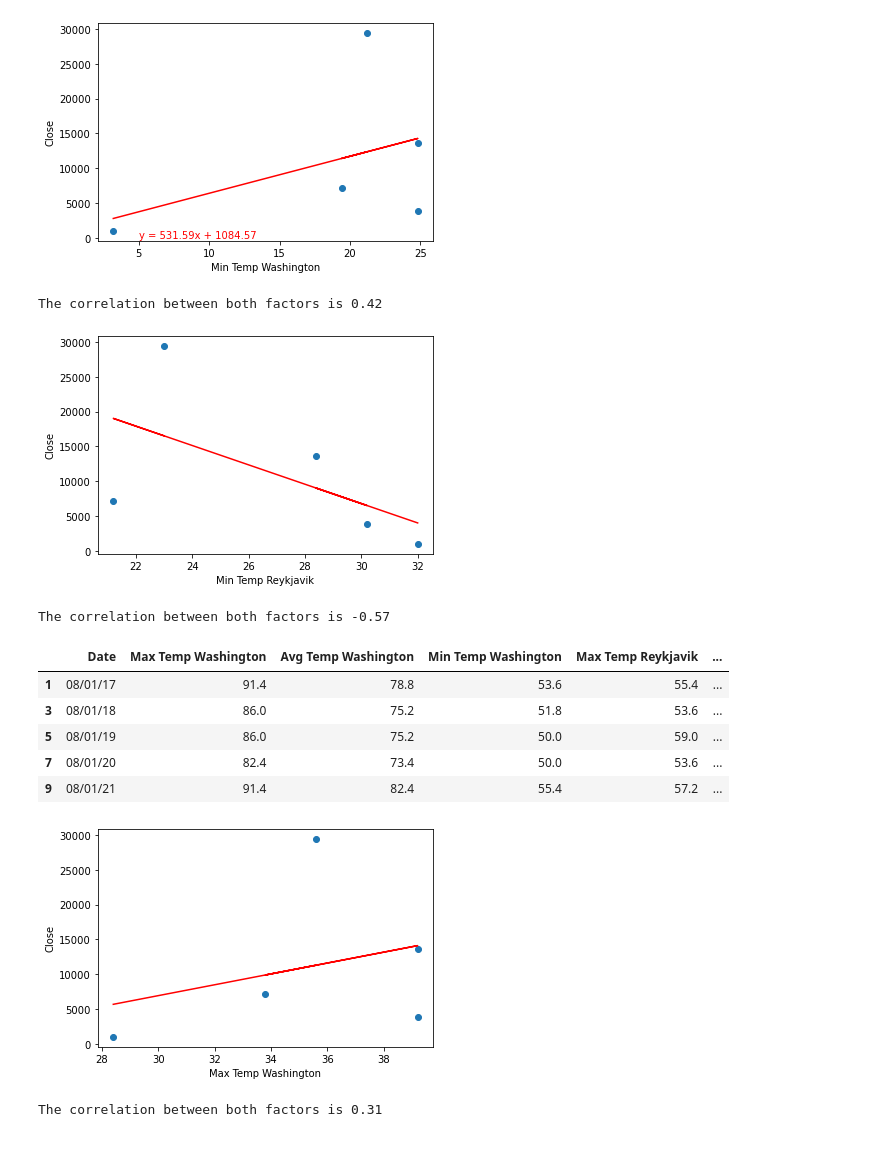
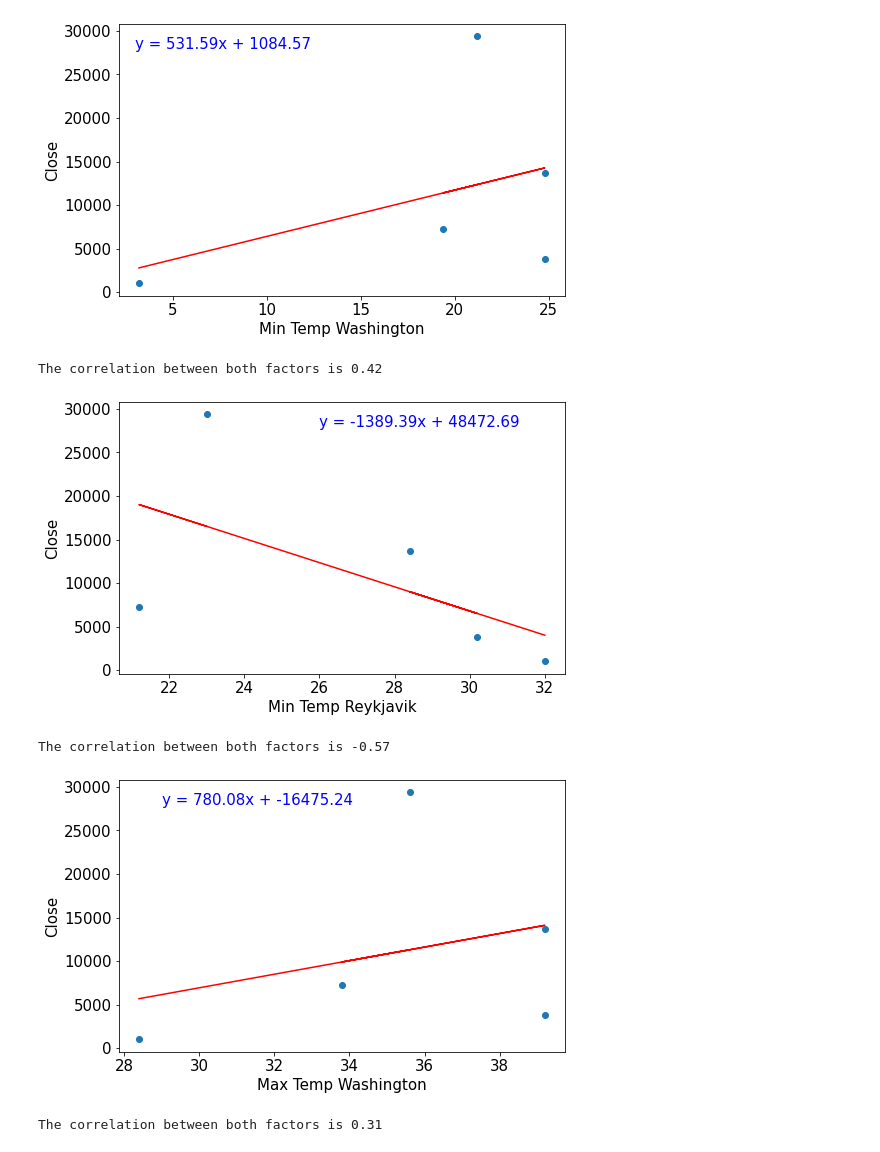
Before and after one commit to CharlotteC21/Cryptocurreny-Trend-Analysis-Group-Project, a Jupyter notebook: weather .ipynb, the cells around one changed output. Saved outputs shown, nothing was run; the diff lists cells and outputs as text; code cells hidden in the pictures.

```diff
--- a/weather .ipynb
+++ b/weather .ipynb
@@ -85,0 +64,8 @@ bit_weather_df
+# %%
+#merging the Washington and Reykjavik data frames and formatting the columns
+weather_df = pd.merge(washington_weather_data, iceland_weather_data, how="inner", on="Date")
+weather_df.rename(columns = {'Max Temp_x':'Max Temp Washington', 'Avg Temp_x':'Avg Temp Washington', 'Min Temp_x':'Min Temp Washington','Max Temp_y':'Max Temp Reykjavik', 'Avg Temp_y':'Avg Temp Reykjavik', 'Min Temp_y':'Min Temp Reykjavik'}, inplace = True)
+
+#merging the weather dataframe with the bitcoin dataframe
+bit_weather_df = pd.merge(weather_df, bitcoin, how="inner", on="Date")
+bit_weather_df
@@ -124,78 +169,73 @@ jan_data
 # %%
+#plot minimum winter Washington temperatures vs bitcoin price
 x_values = jan_data['Min Temp Washington']
 y_values = jan_data['Close']
 
-
+plt.figure(figsize=(8, 5))
 (slope, intercept, rvalue, pvalue, stderr) = linregress(x_values, y_values)
 regress_values = x_values * slope + intercept
 line_eq = "y = " + str(round(slope,2)) + "x + " + str(round(intercept,2))
 plt.scatter(x_values,y_values)
 plt.plot(x_values,regress_values,"r-")
-plt.annotate(line_eq,(5,25),fontsize=10,color="red")
-plt.xlabel('Min Temp Washington')
-plt.ylabel('Close')
+plt.annotate(line_eq,(3,28000),fontsize=15,color="blue")
+plt.xlabel('Min Temp Washington', fontsize=15)
+plt.ylabel('Close', fontsize=15)
+plt.xticks(fontsize=15)
+plt.yticks(fontsize=15)
 
 plt.show()
 
 correlation = st.pearsonr(jan_data['Min Temp Washington'],jan_data['Close'])
 print(f"The correlation between both factors is {round(correlation[0],2)}")
 # %% [output]
-[figure, old version]
+[figure, new version]
 The correlation between both factors is 0.42
 # %%
+#plot minimum winter Reykjavik temperatures vs bitcoin price
 x_values = jan_data['Min Temp Reykjavik']
 y_values = jan_data['Close']
 
-
+plt.figure(figsize=(8, 5))
 (slope, intercept, rvalue, pvalue, stderr) = linregress(x_values, y_values)
 regress_values = x_values * slope + intercept
 line_eq = "y = " + str(round(slope,2)) + "x + " + str(round(intercept,2))
 plt.scatter(x_values,y_values)
 plt.plot(x_values,regress_values,"r-")
-plt.annotate(line_eq,(5,25),fontsize=10,color="red")
-plt.xlabel('Min Temp Reykjavik')
-plt.ylabel('Close')
+plt.annotate(line_eq,(26,28000),fontsize=15,color="blue")
+plt.xlabel('Min Temp Reykjavik', fontsize=15)
+plt.ylabel('Close', fontsize=15)
+plt.xticks(fontsize=15)
+plt.yticks(fontsize=15)
 
 plt.show()
 
 correlation = st.pearsonr(jan_data['Min Temp Reykjavik'],jan_data['Close'])
 print(f"The correlation between both factors is {round(correlation[0],2)}")
 # %% [output]
-[figure, old version]
+[figure, new version]
 The correlation between both factors is -0.57
-# %%
-aug_data = bit_weather_df.loc[(bit_weather_df["Date"]== "08/01/17") |
-                              (bit_weather_df["Date"]== "08/01/18") |
-                              (bit_weather_df["Date"]== "08/01/19") |
-                              (bit_weather_df["Date"]== "08/01/20") |
-                              (bit_weather_df["Date"]== "08/01/21")]
-aug_data
-# %% [output]
-|  | Date | Max Temp Washington | Avg Temp Washington | Min Temp Washington | Max Temp Reykjavik | ... |
-| 1 | 08/01/17 | 91.4 | 78.8 | 53.6 | 55.4 | ... |
-| 3 | 08/01/18 | 86.0 | 75.2 | 51.8 | 53.6 | ... |
-| 5 | 08/01/19 | 86.0 | 75.2 | 50.0 | 59.0 | ... |
-| 7 | 08/01/20 | 82.4 | 73.4 | 50.0 | 53.6 | ... |
-| 9 | 08/01/21 | 91.4 | 82.4 | 55.4 | 57.2 | ... |
 # %%
+#plot maximum summer Washington temperatures vs bitcoin price
 x_values = jan_data['Max Temp Washington']
 y_values = jan_data['Close']
 
-
+plt.figure(figsize=(8, 5))
 (slope, intercept, rvalue, pvalue, stderr) = linregress(x_values, y_values)
 regress_values = x_values * slope + intercept
 line_eq = "y = " + str(round(slope,2)) + "x + " + str(round(intercept,2))
 plt.scatter(x_values,y_values)
 plt.plot(x_values,regress_values,"r-")
-plt.annotate(line_eq,(5,25),fontsize=10,color="red")
-plt.xlabel('Max Temp Washington')
-plt.ylabel('Close')
+plt.annotate(line_eq,(29,28000),fontsize=15,color="blue")
+plt.xlabel('Max Temp Washington', fontsize=15)
+plt.ylabel('Close', fontsize=15)
+plt.xticks(fontsize=15)
+plt.yticks(fontsize=15)
 
 plt.show()
 
 correlation = st.pearsonr(jan_data['Max Temp Washington'],jan_data['Close'])
 print(f"The correlation between both factors is {round(correlation[0],2)}")
 # %% [output]
-[figure, old version]
+[figure, new version]
 The correlation between both factors is 0.31
 # %%
```
Also changed, not shown: parts of 13 cells of this notebook, 2 other files.
